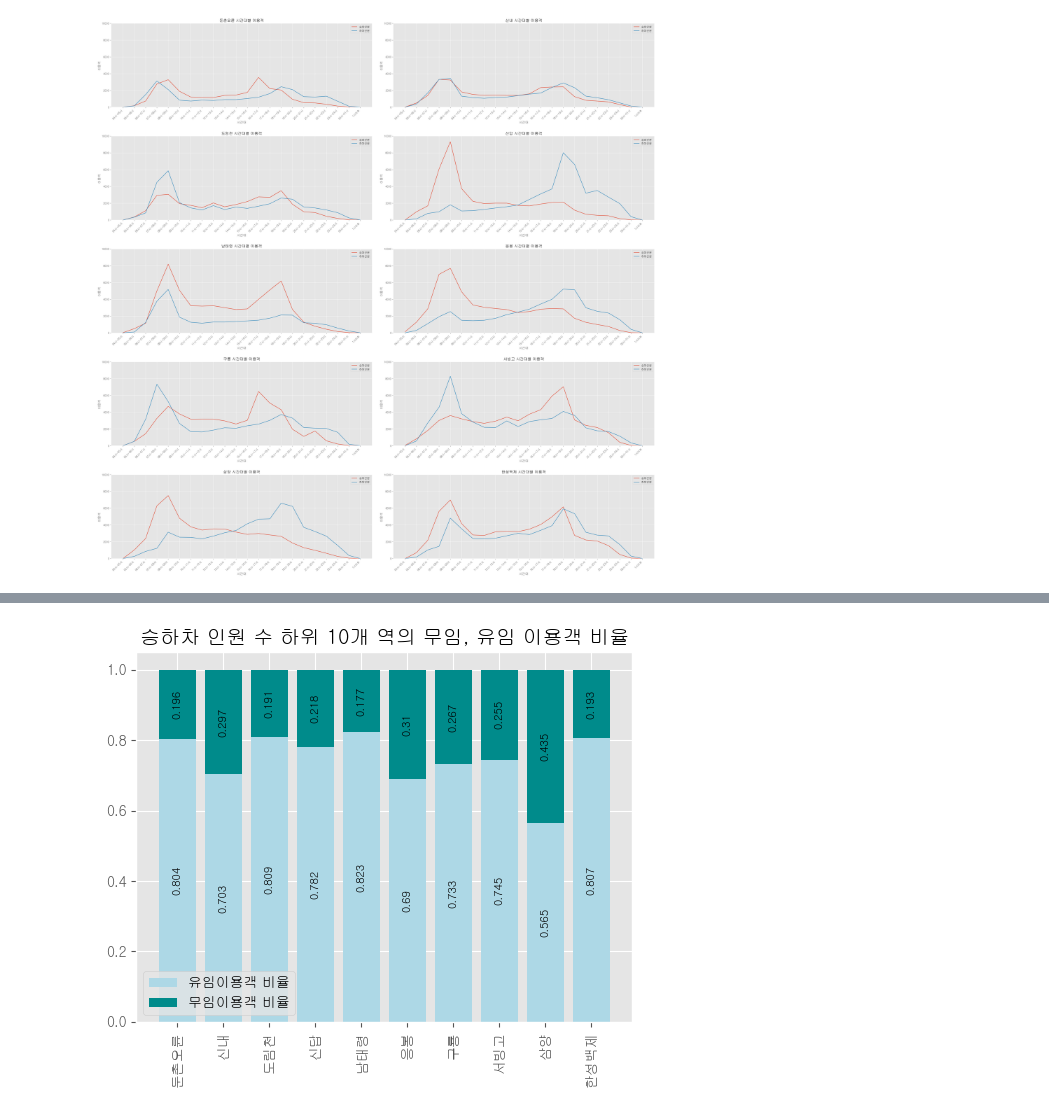
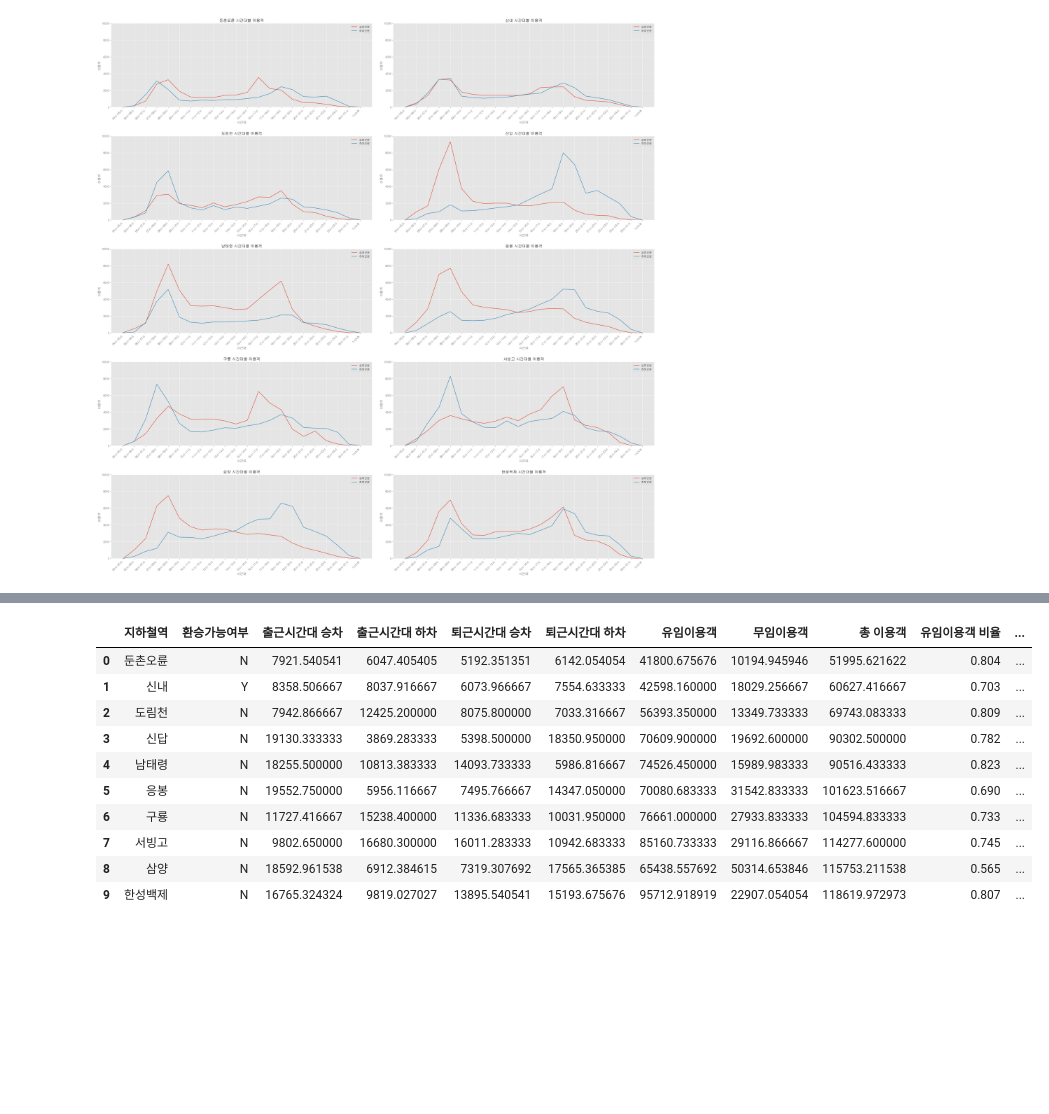
Before and after one commit to HyunJW/Subway_Analystic, a Jupyter notebook: 지하철 이용현황.ipynb, the cells around one changed output, grey strips where cells are left out. Cells and saved outputs as stored; diff of their text form; code cells hidden in the pictures; blank space fills up the shorter version.

```diff
--- a/지하철 이용현황.ipynb
+++ b/지하철 이용현황.ipynb
@@ -1371,14 +1345,0 @@ plt.show()
-# %%
-# 이용객 bottom10 유/무임 비율
-df_trans_bottom['유임이용객 비율']=round(df_trans_bottom['유임이용객']/df_trans_bottom['총 이용객'],3)
-df_trans_bottom['무임이용객 비율']=round(df_trans_bottom['무임이용객']/df_trans_bottom['총 이용객'],3)
-bar1=plt.bar(df_trans_bottom['지하철역'],df_trans_bottom['유임이용객 비율'], color='lightblue')
-bar2=plt.bar(df_trans_bottom['지하철역'],df_trans_bottom['무임이용객 비율'],bottom=df_trans_bottom['유임이용객 비율'], color='darkcyan')
-plt.title("승하차 인원 수 하위 10개 역의 무임, 유임 이용객 비율")
-plt.xticks(df_trans_bottom['지하철역'], rotation=90)
-plt.bar_label(bar1,size=8,label_type='center', rotation=90)
-plt.bar_label(bar2,size=8,label_type='center', rotation=90)
-plt.legend(handles=(bar1,bar2), labels=('유임이용객 비율','무임이용객 비율'), loc='lower left')
-plt.show()
-# %% [output]
-[figure, removed]
@@ -1387,0 +1364,14 @@ plt.show()
+# %%
+df_trans_fares.head(10)
+# %% [output]
+|  | 지하철역 | 환승가능여부 | 출근시간대 승차 | 출근시간대 하차 | 퇴근시간대 승차 | 퇴근시간대 하차 | 유임이용객 | 무임이용객 | 총 이용객 | 유임이용객 비율 | ... |
+| 0 | 둔촌오륜 | N | 7921.540541 | 6047.405405 | 5192.351351 | 6142.054054 | 41800.675676 | 10194.945946 | 51995.621622 | 0.804 | ... |
+| 1 | 신내 | Y | 8358.506667 | 8037.916667 | 6073.966667 | 7554.633333 | 42598.160000 | 18029.256667 | 60627.416667 | 0.703 | ... |
+| 2 | 도림천 | N | 7942.866667 | 12425.200000 | 8075.800000 | 7033.316667 | 56393.350000 | 13349.733333 | 69743.083333 | 0.809 | ... |
+| 3 | 신답 | N | 19130.333333 | 3869.283333 | 5398.500000 | 18350.950000 | 70609.900000 | 19692.600000 | 90302.500000 | 0.782 | ... |
+| 4 | 남태령 | N | 18255.500000 | 10813.383333 | 14093.733333 | 5986.816667 | 74526.450000 | 15989.983333 | 90516.433333 | 0.823 | ... |
+| 5 | 응봉 | N | 19552.750000 | 5956.116667 | 7495.766667 | 14347.050000 | 70080.683333 | 31542.833333 | 101623.516667 | 0.690 | ... |
+| 6 | 구룡 | N | 11727.416667 | 15238.400000 | 11336.683333 | 10031.950000 | 76661.000000 | 27933.833333 | 104594.833333 | 0.733 | ... |
+| 7 | 서빙고 | N | 9802.650000 | 16680.300000 | 16011.283333 | 10942.683333 | 85160.733333 | 29116.866667 | 114277.600000 | 0.745 | ... |
+| 8 | 삼양 | N | 18592.961538 | 6912.384615 | 7319.307692 | 17565.365385 | 65438.557692 | 50314.653846 | 115753.211538 | 0.565 | ... |
+| 9 | 한성백제 | N | 16765.324324 | 9819.027027 | 13895.540541 | 15193.675676 | 95712.918919 | 22907.054054 | 118619.972973 | 0.807 | ... |
```
Also changed, not shown: parts of 30 cells of this notebook.
